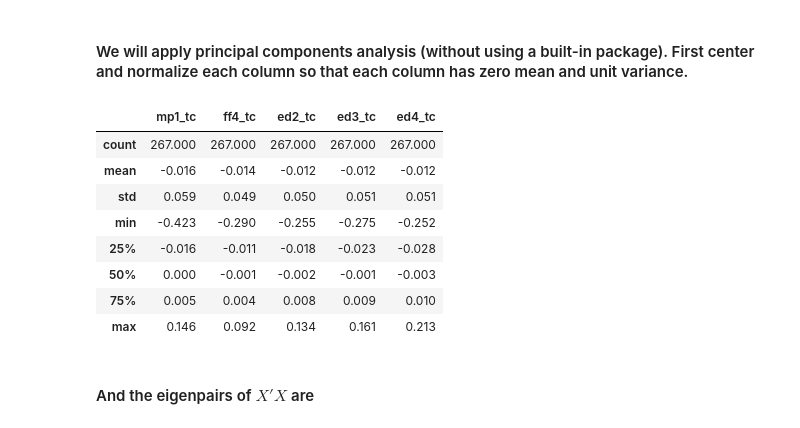
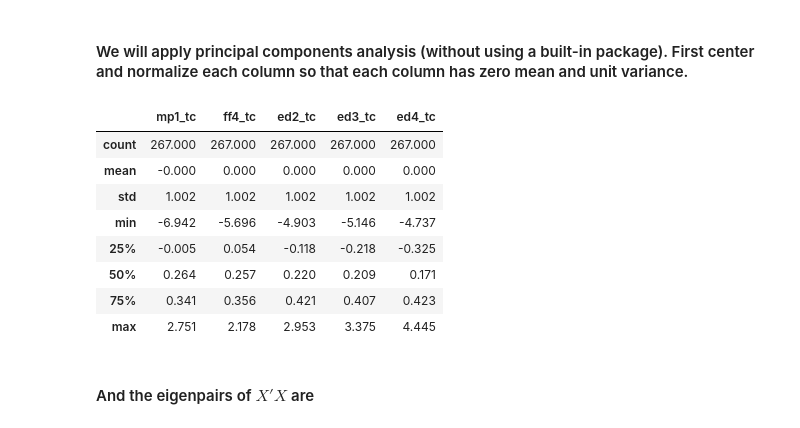
Before and after one commit to stevenzheng1/Econ-616, a Jupyter notebook: HW5.ipynb, the cells around one changed output. Saved outputs shown, nothing was run; the diff lists cells and outputs as text; code cells hidden in the pictures.

```diff
--- a/HW5.ipynb
+++ b/HW5.ipynb
@@ -53,19 +53,19 @@ data[['mp1_tc','ff4_tc','ed2_tc','ed3_tc','ed4_tc']].corr().round(2)
 #### We will apply principal components analysis (without using a built-in package). First center and normalize each column so that each column has zero mean and unit variance.
 # %%
 X = data[['mp1_tc','ff4_tc','ed2_tc','ed3_tc','ed4_tc']].copy()
-#X = pd.DataFrame(StandardScaler().fit_transform(X))
+X = pd.DataFrame(StandardScaler().fit_transform(X))
 X.columns = ['mp1_tc','ff4_tc','ed2_tc','ed3_tc','ed4_tc']
 X.describe().round(3)
 # %% [output]
 |  | mp1_tc | ff4_tc | ed2_tc | ed3_tc | ed4_tc |
 | count | 267.000 | 267.000 | 267.000 | 267.000 | 267.000 |
-| mean | -0.016 | -0.014 | -0.012 | -0.012 | -0.012 |
-| std | 0.059 | 0.049 | 0.050 | 0.051 | 0.051 |
-| min | -0.423 | -0.290 | -0.255 | -0.275 | -0.252 |
-| 25% | -0.016 | -0.011 | -0.018 | -0.023 | -0.028 |
-| 50% | 0.000 | -0.001 | -0.002 | -0.001 | -0.003 |
-| 75% | 0.005 | 0.004 | 0.008 | 0.009 | 0.010 |
-| max | 0.146 | 0.092 | 0.134 | 0.161 | 0.213 |
+| mean | -0.000 | 0.000 | 0.000 | 0.000 | 0.000 |
+| std | 1.002 | 1.002 | 1.002 | 1.002 | 1.002 |
+| min | -6.942 | -5.696 | -4.903 | -5.146 | -4.737 |
+| 25% | -0.005 | 0.054 | -0.118 | -0.218 | -0.325 |
+| 50% | 0.264 | 0.257 | 0.220 | 0.209 | 0.171 |
+| 75% | 0.341 | 0.356 | 0.421 | 0.407 | 0.423 |
+| max | 2.751 | 2.178 | 2.953 | 3.375 | 4.445 |
 # %% [markdown]
 #### And the eigenpairs of $X'X$ are
 # %%
```
